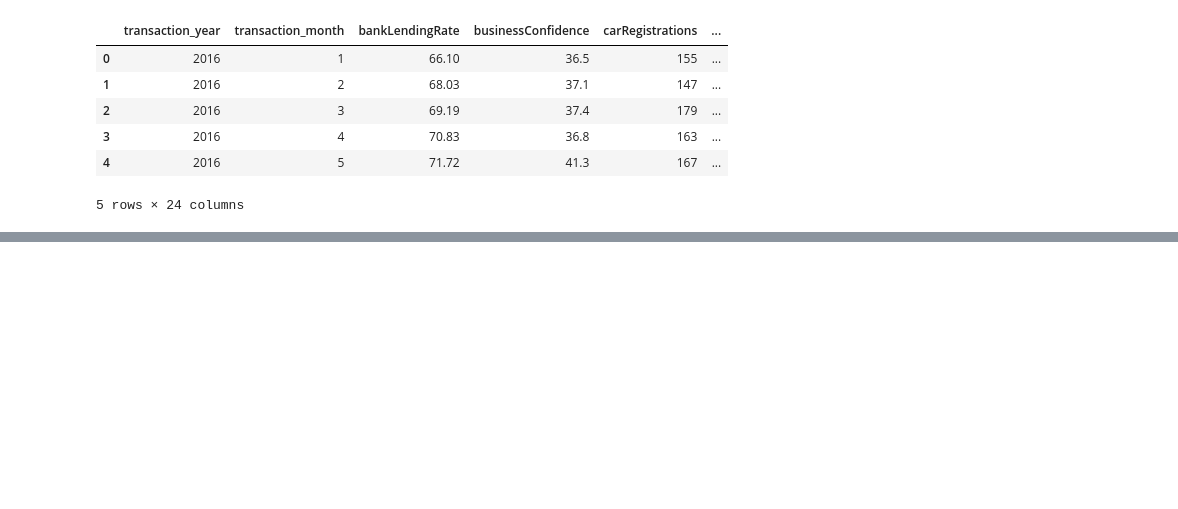
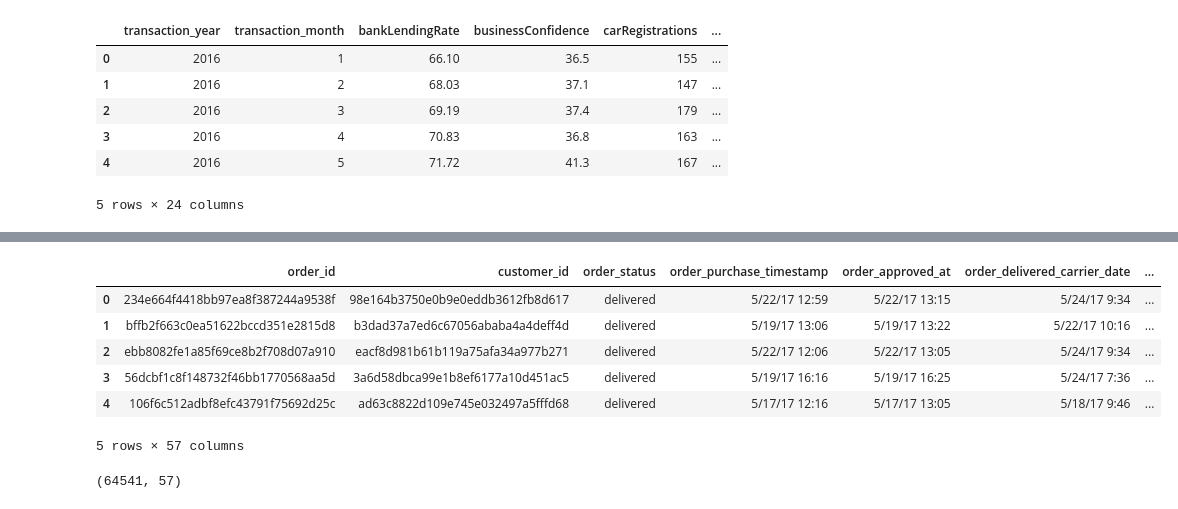
Before and after one commit to Anna103/E-commerce-Inventory-Management-by-Forecasting-Sales., a Jupyter notebook: code/Join_Primary_Secondary_Dataset.ipynb, the cells around one changed output, grey strips where cells are left out. Drawn from its saved outputs; the diff is of its cells as text; code cells hidden in the pictures; blank space fills up the shorter version.

```diff
--- a/code/Join_Primary_Secondary_Dataset.ipynb
+++ b/code/Join_Primary_Secondary_Dataset.ipynb
@@ -67,3 +68,17 @@ list(seller_brazil_gdp.columns.values)
  'livingWageFamily',
  'livingWageIndividual',
  'salesTaxRate']
+# %%
+seller_brazil_gdp.head()
+# %% [output]
+|  | order_id | customer_id | order_status | order_purchase_timestamp | order_approved_at | order_delivered_carrier_date | ... |
+| 0 | 234e664f4418bb97ea8f387244a9538f | 98e164b3750e0b9e0eddb3612fb8d617 | delivered | 5/22/17 12:59 | 5/22/17 13:15 | 5/24/17 9:34 | ... |
+| 1 | bffb2f663c0ea51622bccd351e2815d8 | b3dad37a7ed6c67056ababa4a4deff4d | delivered | 5/19/17 13:06 | 5/19/17 13:22 | 5/22/17 10:16 | ... |
+| 2 | ebb8082fe1a85f69ce8b2f708d07a910 | eacf8d981b61b119a75afa34a977b271 | delivered | 5/22/17 12:06 | 5/22/17 13:05 | 5/24/17 9:34 | ... |
+| 3 | 56dcbf1c8f148732f46bb1770568aa5d | 3a6d58dbca99e1b8ef6177a10d451ac5 | delivered | 5/19/17 16:16 | 5/19/17 16:25 | 5/24/17 7:36 | ... |
+| 4 | 106f6c512adbf8efc43791f75692d25c | ad63c8822d109e745e032497a5fffd68 | delivered | 5/17/17 12:16 | 5/17/17 13:05 | 5/18/17 9:46 | ... |
+5 rows × 57 columns
+# %%
+seller_brazil_gdp.shape
+# %% [output]
+(64541, 57)
```
Also changed, not shown: parts of 4 cells of this notebook, 7 other files.
